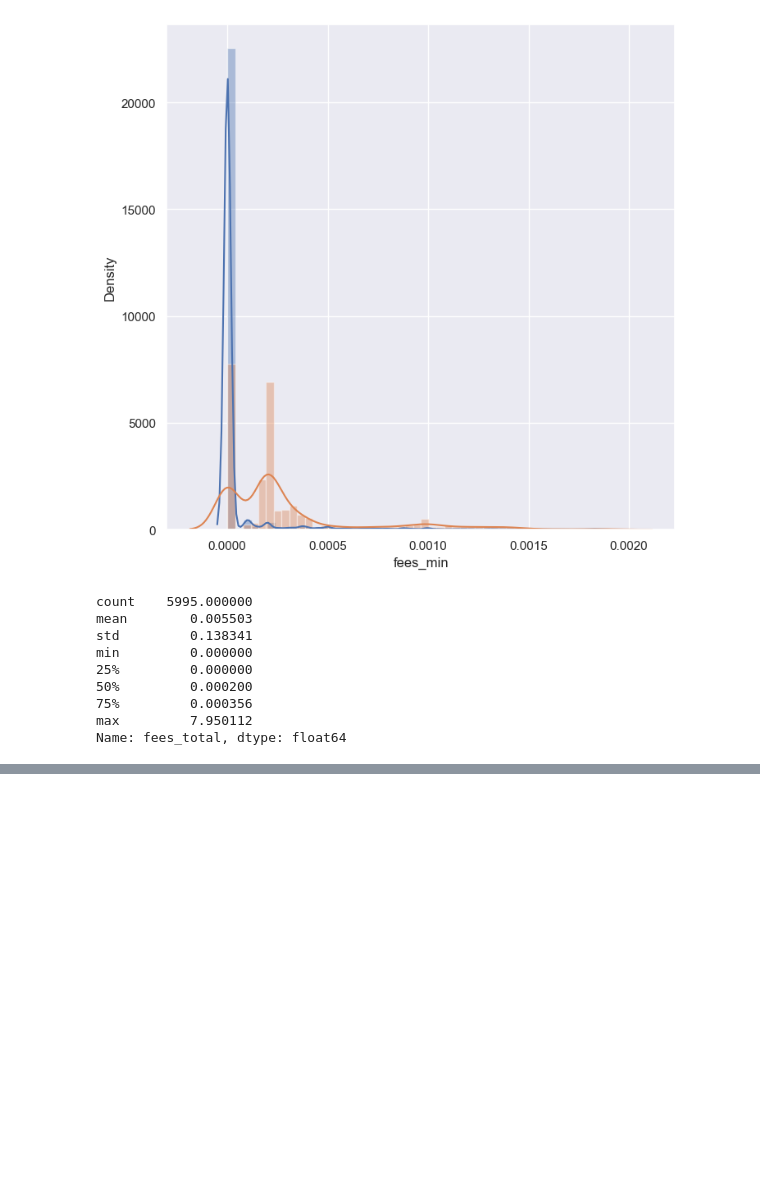
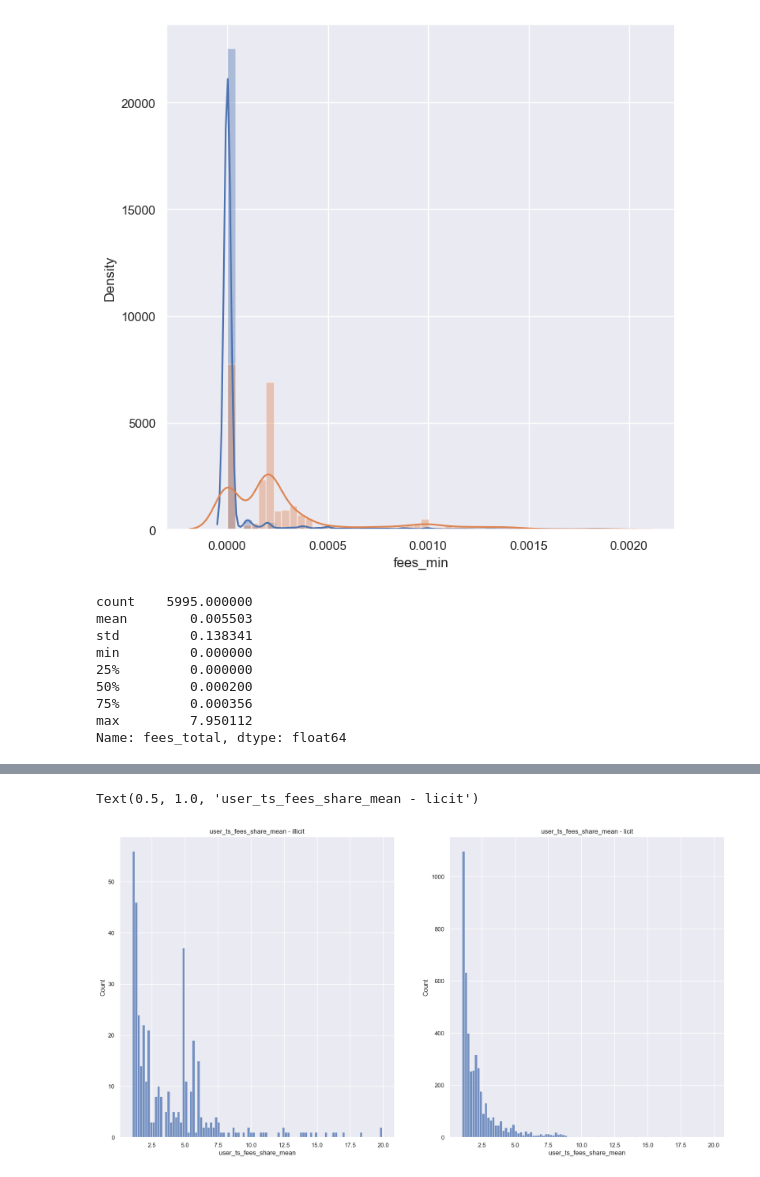
Before and after one commit to egortrussov/btc-fraud-detection, a Jupyter notebook: users_clasterization/users_analysis.ipynb, the cells around one changed output, grey strips where cells are left out. Cells and saved outputs as stored; diff of their text form; code cells hidden in the pictures; blank space fills up the shorter version.

```diff
--- a/users_clasterization/users_analysis.ipynb
+++ b/users_clasterization/users_analysis.ipynb
@@ -525,0 +577,20 @@ Name: fees_total, dtype: float64
+# %%
+fig, ax = plt.subplots(1,2, figsize=(20,10))
+
+sns.histplot(
+    data=users_features[(users_features["class"] == 1) & (1 < users_features["user_ts_fees_share_mean"]) & (users_features["user_ts_fees_share_mean"] < 20)],
+    x="user_ts_fees_share_mean",
+    ax=ax[0],
+    bins=100,
+)
+sns.histplot(
+    data=users_features[(users_features["class"] == 2) & (1 < users_features["user_ts_fees_share_mean"]) & (users_features["user_ts_fees_share_mean"] < 20)],
+    x="user_ts_fees_share_mean",
+    ax=ax[1],
+    bins=100,
+)
+ax[0].set_title("user_ts_fees_share_mean - illicit")
+ax[1].set_title("user_ts_fees_share_mean - licit")
+# %% [output]
+Text(0.5, 1.0, 'user_ts_fees_share_mean - licit')
+[figure, added]
```
Also changed, not shown: parts of 11 cells of this notebook, 10 other files.
